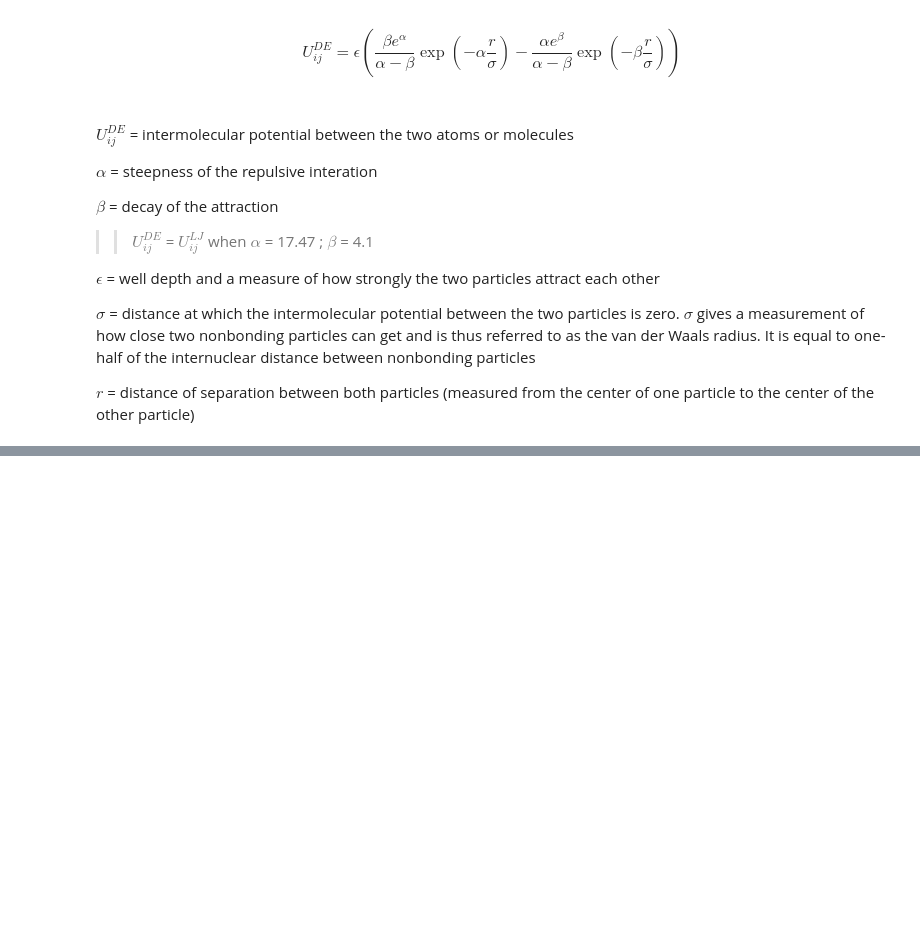
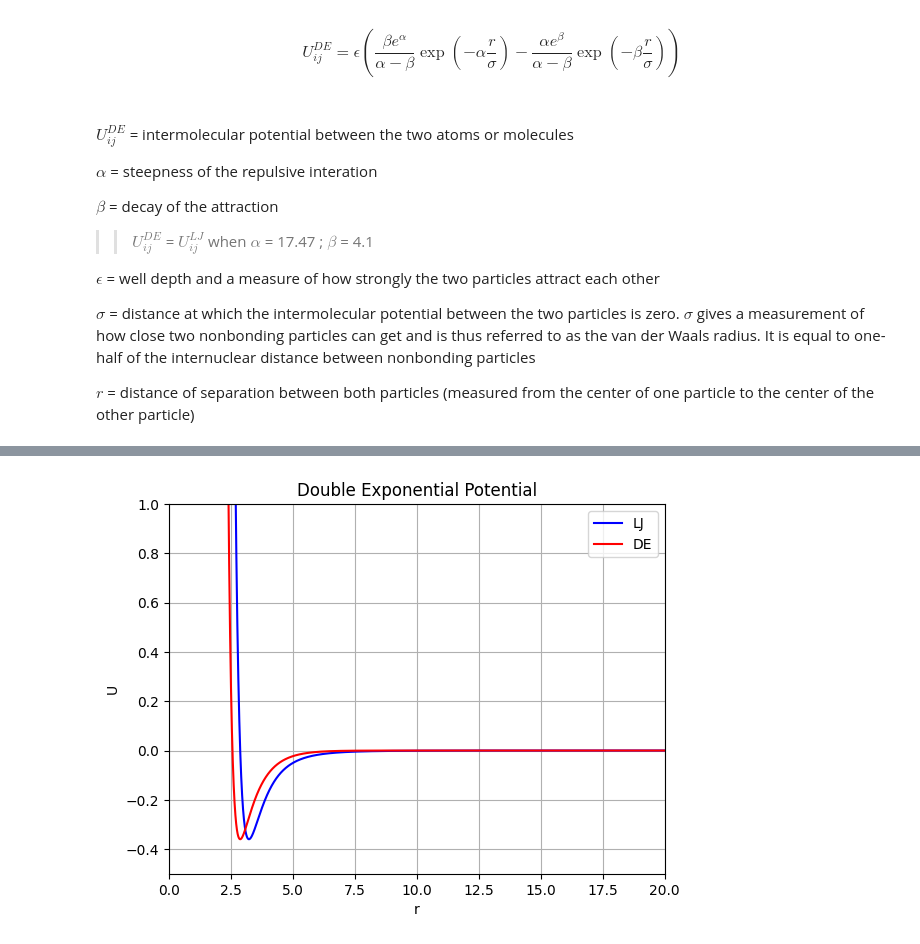
Before and after one commit to ArmanMoussavi1/Atomic_Potential_Functions, a Jupyter notebook: Atomic_Potential_Functions.ipynb, the cells around one changed output, grey strips where cells are left out. Saved outputs shown, nothing was run; the diff lists cells and outputs as text; code cells hidden in the pictures; blank space fills up the shorter version.

```diff
--- a/Atomic_Potential_Functions.ipynb
+++ b/Atomic_Potential_Functions.ipynb
@@ -135,0 +225,83 @@ plt.show()
+# %%
+#@title 2.1 DE vs LJ Potential
+
+
+
+epsilon = 0.36
+sigma = 2.88
+
+
+
+def U_LJ(epsilon, sigma, r):
+    return 4 * epsilon * ((sigma / r)**12 - (sigma / r)**6)
+
+r = np.linspace(1*10**-10, 20, 10000)
+potential = U_LJ(epsilon, sigma, r)
+
+
+print('\n')
+print('------------------------------')
+print('\n')
+print('Well Depth:', epsilon)
+print('\n')
+print('Equilibrium Distance:', sigma)
+print('\n')
+print('------------------------------')
+print('\n')
+
+plt.plot(r, potential, 'b', label='LJ')
+
+
+
+
+
+
+################################################################################
+################################################################################
+################################################################################
+
+
+
+
+
+
+
+alpha = 17.47
+beta = 4.1
+sigma = 2.88
+epsilon = 0.36
+
+def U_DE(alpha, beta, sigma, epsilon, r):
+    return epsilon * ((beta * np.exp(alpha)) / (alpha - beta) * np.exp(-alpha * r / sigma) -
+                      (alpha * np.exp(beta)) / (alpha - beta) * np.exp(-beta * r / sigma))
+
+
+
+r = np.linspace(1*10**-10, 20, 10000)
+potential =U_DE(alpha, beta, sigma, epsilon, r)
+
+
+print('\n')
+print('------------------------------')
+print('\n')
+print('Steepness of the repulsive interation:', alpha)
+print('\n')
+print('Decay of the attraction:', beta)
+print('\n')
+print('Well Depth:', epsilon)
+print('\n')
+print('Equilibrium Distance:', sigma)
+print('\n')
+print('------------------------------')
+print('\n')
+
+plt.plot(r, potential, 'r', label='DE')
+plt.xlabel('r')
+plt.ylabel('U')
+plt.title('Double Exponential Potential')
+plt.xlim(0, 20)
+plt.ylim(-0.5, 1)
+plt.legend(loc='best')
+plt.grid(True)
+plt.show()
+# %% [output]
@@ -135,0 +325 @@ plt.show()
+[figure, added]
```
Also changed, not shown: parts of 12 cells of this notebook.
